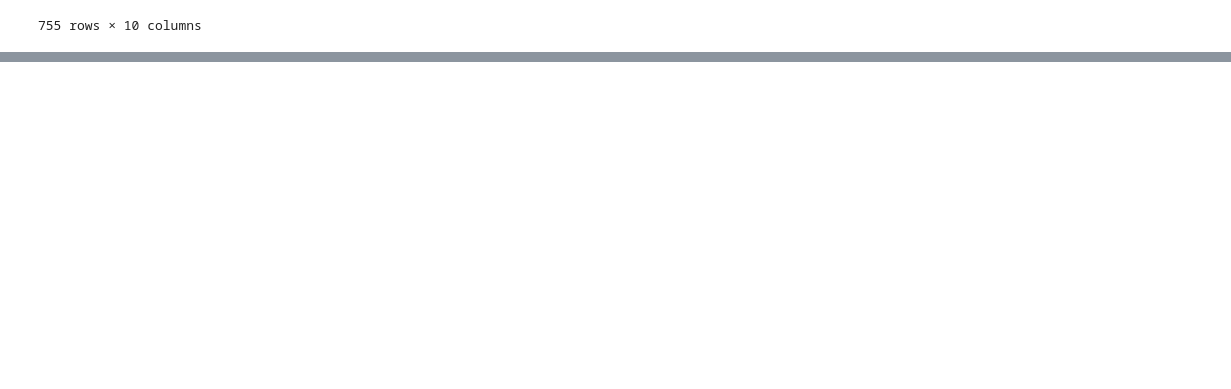
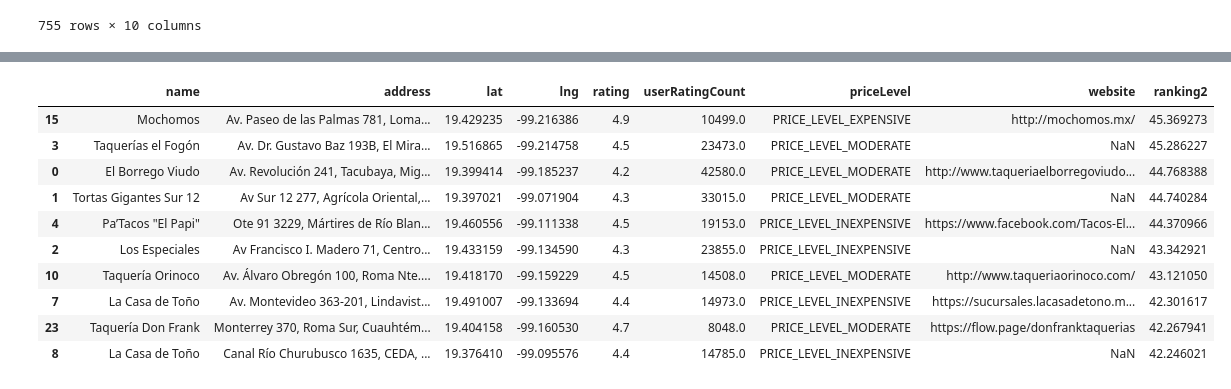
Before and after one commit to soto-amalia/tacos, a Jupyter notebook: tacos.ipynb, the cells around one changed output, grey strips where cells are left out. Saved outputs shown, nothing was run; the diff lists cells and outputs as text; code cells hidden in the pictures; blank space fills up the shorter version.

```diff
--- a/tacos.ipynb
+++ b/tacos.ipynb
@@ -616,3 +720,17 @@ mejores_por_alcaldia_ranking
+# %%
+df_limpio2.sort_values(by='ranking2', ascending=False).head(10)
+# %% [output]
+|  | name | address | lat | lng | rating | userRatingCount | priceLevel | website | ranking2 |
+| 15 | Mochomos | Av. Paseo de las Palmas 781, Loma... | 19.429235 | -99.216386 | 4.9 | 10499.0 | PRICE_LEVEL_EXPENSIVE | http://mochomos.mx/ | 45.369273 |
+| 3 | Taquerías el Fogón | Av. Dr. Gustavo Baz 193B, El Mira... | 19.516865 | -99.214758 | 4.5 | 23473.0 | PRICE_LEVEL_MODERATE | NaN | 45.286227 |
+| 0 | El Borrego Viudo | Av. Revolución 241, Tacubaya, Mig... | 19.399414 | -99.185237 | 4.2 | 42580.0 | PRICE_LEVEL_MODERATE | http://www.taqueriaelborregoviudo... | 44.768388 |
+| 1 | Tortas Gigantes Sur 12 | Av Sur 12 277, Agrícola Oriental,... | 19.397021 | -99.071904 | 4.3 | 33015.0 | PRICE_LEVEL_MODERATE | NaN | 44.740284 |
+| 4 | Pa’Tacos "El Papi" | Ote 91 3229, Mártires de Río Blan... | 19.460556 | -99.111338 | 4.5 | 19153.0 | PRICE_LEVEL_INEXPENSIVE | https://www.facebook.com/Tacos-El... | 44.370966 |
+| 2 | Los Especiales | Av Francisco I. Madero 71, Centro... | 19.433159 | -99.134590 | 4.3 | 23855.0 | PRICE_LEVEL_INEXPENSIVE | NaN | 43.342921 |
+| 10 | Taquería Orinoco | Av. Álvaro Obregón 100, Roma Nte.... | 19.418170 | -99.159229 | 4.5 | 14508.0 | PRICE_LEVEL_MODERATE | http://www.taqueriaorinoco.com/ | 43.121050 |
+| 7 | La Casa de Toño | Av. Montevideo 363-201, Lindavist... | 19.491007 | -99.133694 | 4.4 | 14973.0 | PRICE_LEVEL_INEXPENSIVE | https://sucursales.lacasadetono.m... | 42.301617 |
+| 23 | Taquería Don Frank | Monterrey 370, Roma Sur, Cuauhtém... | 19.404158 | -99.160530 | 4.7 | 8048.0 | PRICE_LEVEL_MODERATE | https://flow.page/donfranktaquerias | 42.267941 |
+| 8 | La Casa de Toño | Canal Río Churubusco 1635, CEDA, ... | 19.376410 | -99.095576 | 4.4 | 14785.0 | PRICE_LEVEL_INEXPENSIVE | NaN | 42.246021 |
 # %%
 
 # Centrar el mapa en CDMX
```
Also changed, not shown: parts of 5 cells of this notebook.
